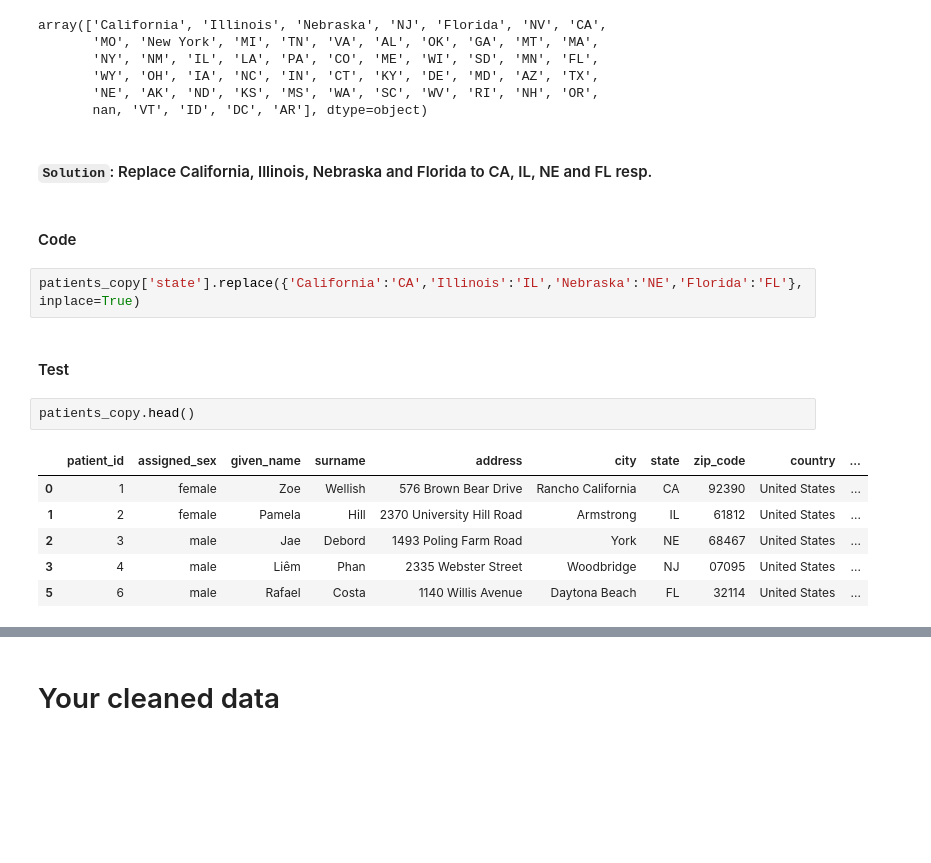
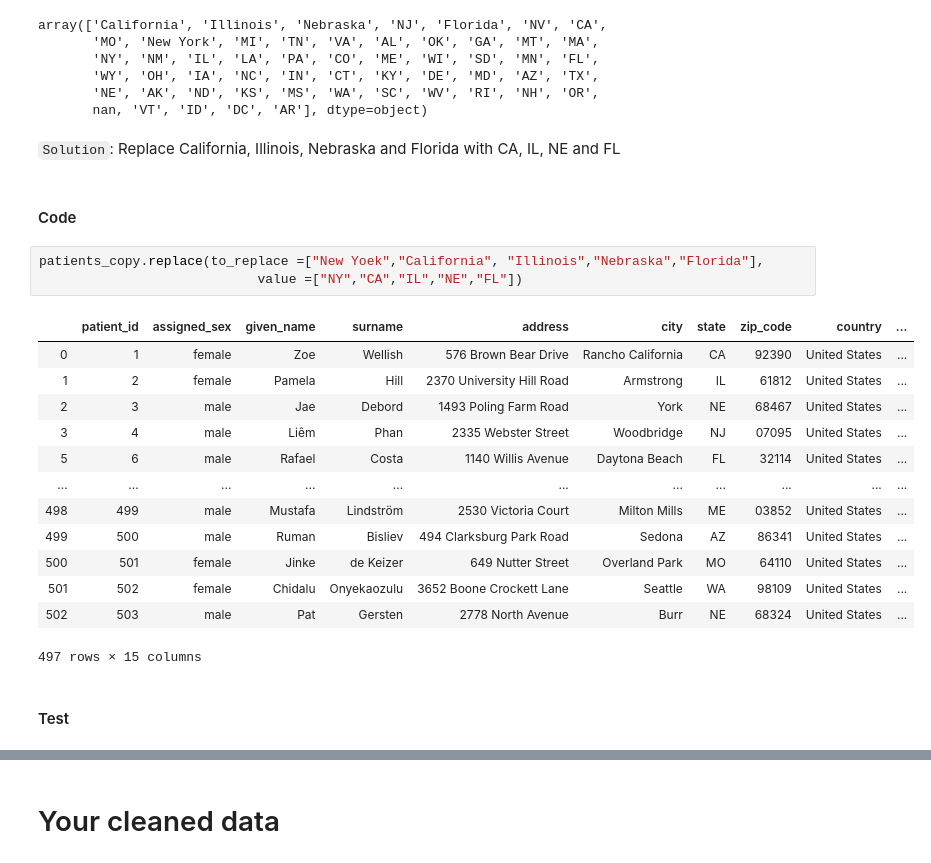
Before and after one commit to Ritayan-Dhara/Data-Wrangling, a Jupyter notebook: Data_Wrangling_Assignment.ipynb, the cells around one changed output, grey strips where cells are left out. Cells and saved outputs as stored; diff of their text form; blank space fills up the shorter version.

```diff
--- a/Data_Wrangling_Assignment.ipynb
+++ b/Data_Wrangling_Assignment.ipynb
@@ -659,19 +749,25 @@ array(['California', 'Illinois', 'Nebraska', 'NJ', 'Florida', 'NV', 'CA',
        'NE', 'AK', 'ND', 'KS', 'MS', 'WA', 'SC', 'WV', 'RI', 'NH', 'OR',
        nan, 'VT', 'ID', 'DC', 'AR'], dtype=object)
 # %% [markdown]
-#### `Solution`: Replace California, Illinois, Nebraska and Florida to CA, IL, NE and FL resp.
+ `Solution`: Replace California, Illinois, Nebraska and Florida with CA, IL, NE and FL
 # %% [markdown]
 #### Code
 # %%
-patients_copy['state'].replace({'California':'CA','Illinois':'IL','Nebraska':'NE','Florida':'FL'},inplace=True)
+patients_copy.replace(to_replace =["New Yoek","California", "Illinois","Nebraska","Florida"],
+                            value =["NY","CA","IL","NE","FL"])
+# %% [output]
+|  | patient_id | assigned_sex | given_name | surname | address | city | state | zip_code | country | ... |
+| 0 | 1 | female | Zoe | Wellish | 576 Brown Bear Drive | Rancho California | CA | 92390 | United States | ... |
+| 1 | 2 | female | Pamela | Hill | 2370 University Hill Road | Armstrong | IL | 61812 | United States | ... |
+| 2 | 3 | male | Jae | Debord | 1493 Poling Farm Road | York | NE | 68467 | United States | ... |
+| 3 | 4 | male | Liêm | Phan | 2335 Webster Street | Woodbridge | NJ | 07095 | United States | ... |
+| 5 | 6 | male | Rafael | Costa | 1140 Willis Avenue | Daytona Beach | FL | 32114 | United States | ... |
+| ... | ... | ... | ... | ... | ... | ... | ... | ... | ... | ... |
+| 498 | 499 | male | Mustafa | Lindström | 2530 Victoria Court | Milton Mills | ME | 03852 | United States | ... |
+| 499 | 500 | male | Ruman | Bisliev | 494 Clarksburg Park Road | Sedona | AZ | 86341 | United States | ... |
+| 500 | 501 | female | Jinke | de Keizer | 649 Nutter Street | Overland Park | MO | 64110 | United States | ... |
+| 501 | 502 | female | Chidalu | Onyekaozulu | 3652 Boone Crockett Lane | Seattle | WA | 98109 | United States | ... |
+| 502 | 503 | male | Pat | Gersten | 2778 North Avenue | Burr | NE | 68324 | United States | ... |
+497 rows × 15 columns
 # %% [markdown]
 #### Test
-# %%
-patients_copy.head()
-# %% [output]
-|  | patient_id | assigned_sex | given_name | surname | address | city | state | zip_code | country | ... |
-| 0 | 1 | female | Zoe | Wellish | 576 Brown Bear Drive | Rancho California | CA | 92390 | United States | ... |
-| 1 | 2 | female | Pamela | Hill | 2370 University Hill Road | Armstrong | IL | 61812 | United States | ... |
-| 2 | 3 | male | Jae | Debord | 1493 Poling Farm Road | York | NE | 68467 | United States | ... |
-| 3 | 4 | male | Liêm | Phan | 2335 Webster Street | Woodbridge | NJ | 07095 | United States | ... |
-| 5 | 6 | male | Rafael | Costa | 1140 Willis Avenue | Daytona Beach | FL | 32114 | United States | ... |
```
Also changed, not shown: parts of 32 cells of this notebook.
